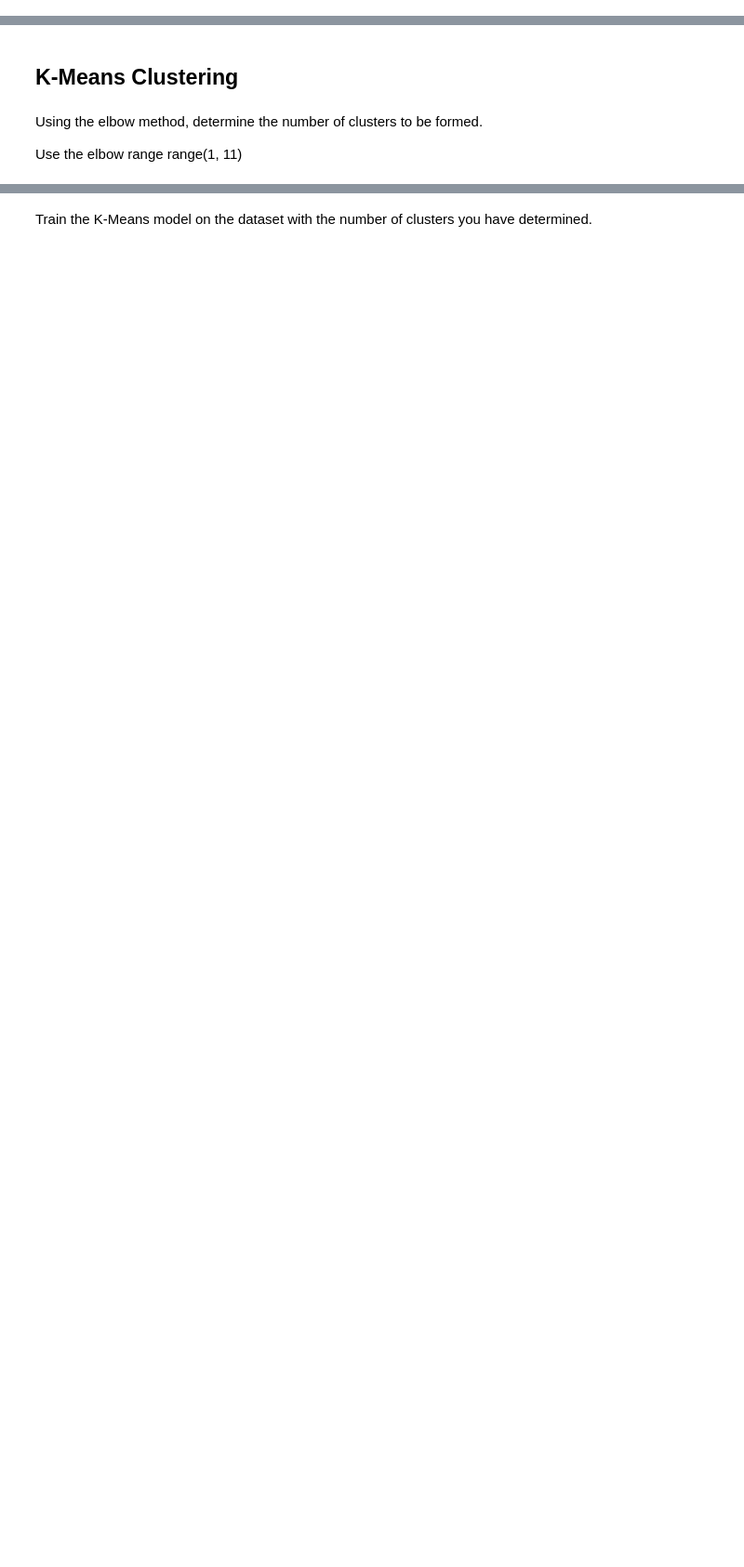
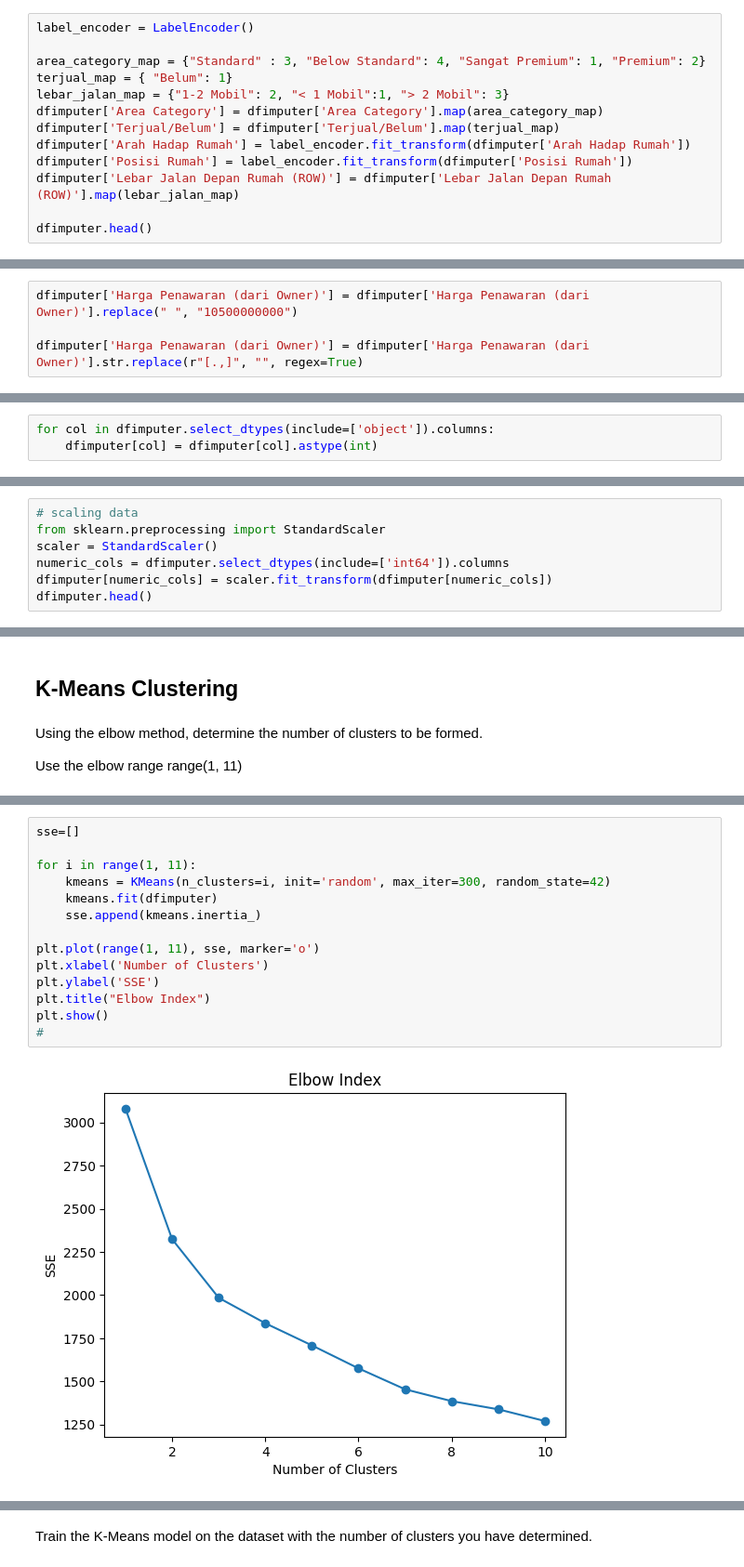
Before and after one commit to Steivann/tugas-data-mining, a Jupyter notebook: [Question]_Exercise_Week_9_Hierarchical_Clustering.ipynb, the cells around one changed output, grey strips where cells are left out. Shown: that part at 93% size. Cells and saved outputs as stored; diff of their text form; blank space fills up the shorter version.

```diff
--- a/[Question]_Exercise_Week_9_Hierarchical_Clustering.ipynb
+++ b/[Question]_Exercise_Week_9_Hierarchical_Clustering.ipynb
@@ -175,0 +180,13 @@ Drop the column 'Nama Daerah' because all the values are different.
+# %%
+label_encoder = LabelEncoder()
+
+area_category_map = {"Standard" : 3, "Below Standard": 4, "Sangat Premium": 1, "Premium": 2}
+terjual_map = { "Belum": 1}
+lebar_jalan_map = {"1-2 Mobil": 2, "< 1 Mobil":1, "> 2 Mobil": 3}
+dfimputer['Area Category'] = dfimputer['Area Category'].map(area_category_map)
+dfimputer['Terjual/Belum'] = dfimputer['Terjual/Belum'].map(terjual_map)
+dfimputer['Arah Hadap Rumah'] = label_encoder.fit_transform(dfimputer['Arah Hadap Rumah'])
+dfimputer['Posisi Rumah'] = label_encoder.fit_transform(dfimputer['Posisi Rumah'])
+dfimputer['Lebar Jalan Depan Rumah (ROW)'] = dfimputer['Lebar Jalan Depan Rumah (ROW)'].map(lebar_jalan_map)
+
+dfimputer.head()
@@ -179,5 +203,9 @@ To replace incorrect or invalid data in the column "Harga Penawaran (dari Owner)
 Replace empty values (" ") with "10500000000".
 
 Replace values with commas like "10.500.000.000,00" with "10500000000".
+# %%
+dfimputer['Harga Penawaran (dari Owner)'] = dfimputer['Harga Penawaran (dari Owner)'].replace(" ", "10500000000")
+
+dfimputer['Harga Penawaran (dari Owner)'] = dfimputer['Harga Penawaran (dari Owner)'].str.replace(r"[.,]", "", regex=True)
 # %% [markdown]
 check the data type
@@ -228,0 +238,3 @@ memory usage: 26.6 KB
+# %%
+for col in dfimputer.select_dtypes(include=['object']).columns:
+    dfimputer[col] = dfimputer[col].astype(int)
@@ -239,0 +264,7 @@ memory usage: 26.6 KB
+# %%
+# scaling data
+from sklearn.preprocessing import StandardScaler
+scaler = StandardScaler()
+numeric_cols = dfimputer.select_dtypes(include=['int64']).columns
+dfimputer[numeric_cols] = scaler.fit_transform(dfimputer[numeric_cols])
+dfimputer.head()
@@ -251,0 +284,16 @@ The best k for you model is 3
+# %%
+sse=[]
+
+for i in range(1, 11):
+    kmeans = KMeans(n_clusters=i, init='random', max_iter=300, random_state=42)
+    kmeans.fit(dfimputer)
+    sse.append(kmeans.inertia_)
+
+plt.plot(range(1, 11), sse, marker='o')
+plt.xlabel('Number of Clusters')
+plt.ylabel('SSE')
+plt.title("Elbow Index")
+plt.show()
+#
+# %% [output]
+[figure, added]
```
Also changed, not shown: parts of 45 cells of this notebook.
